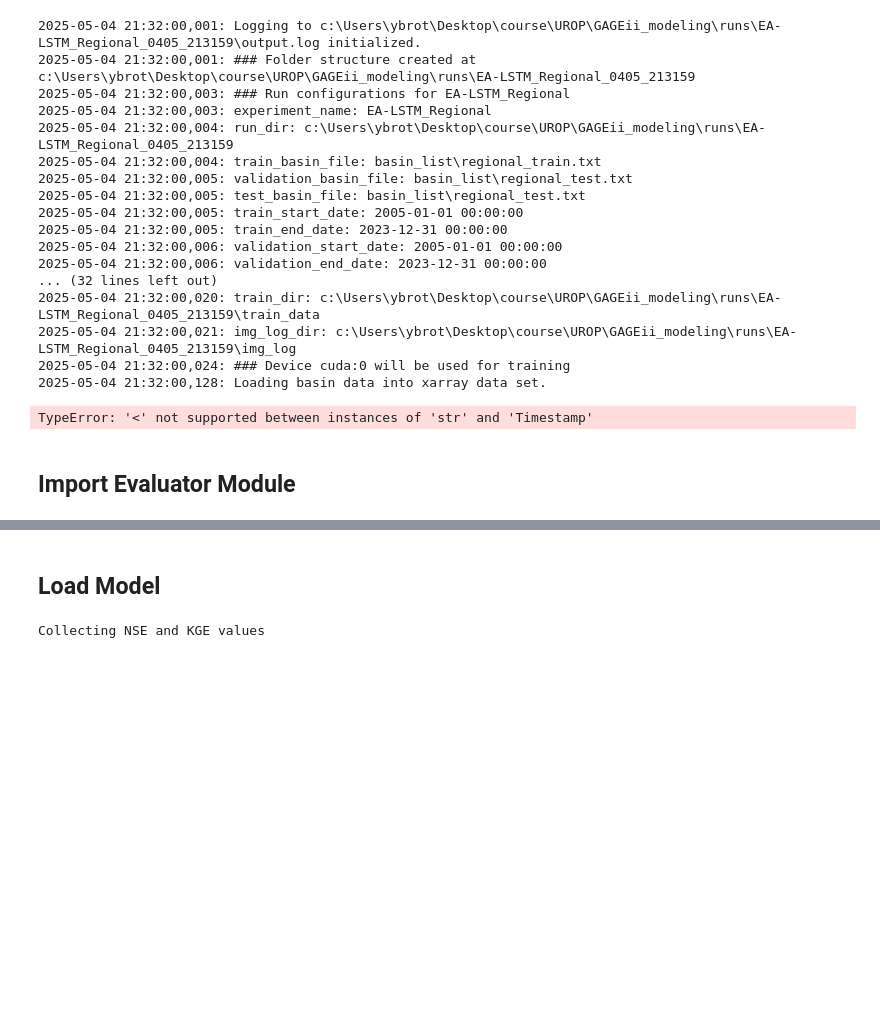
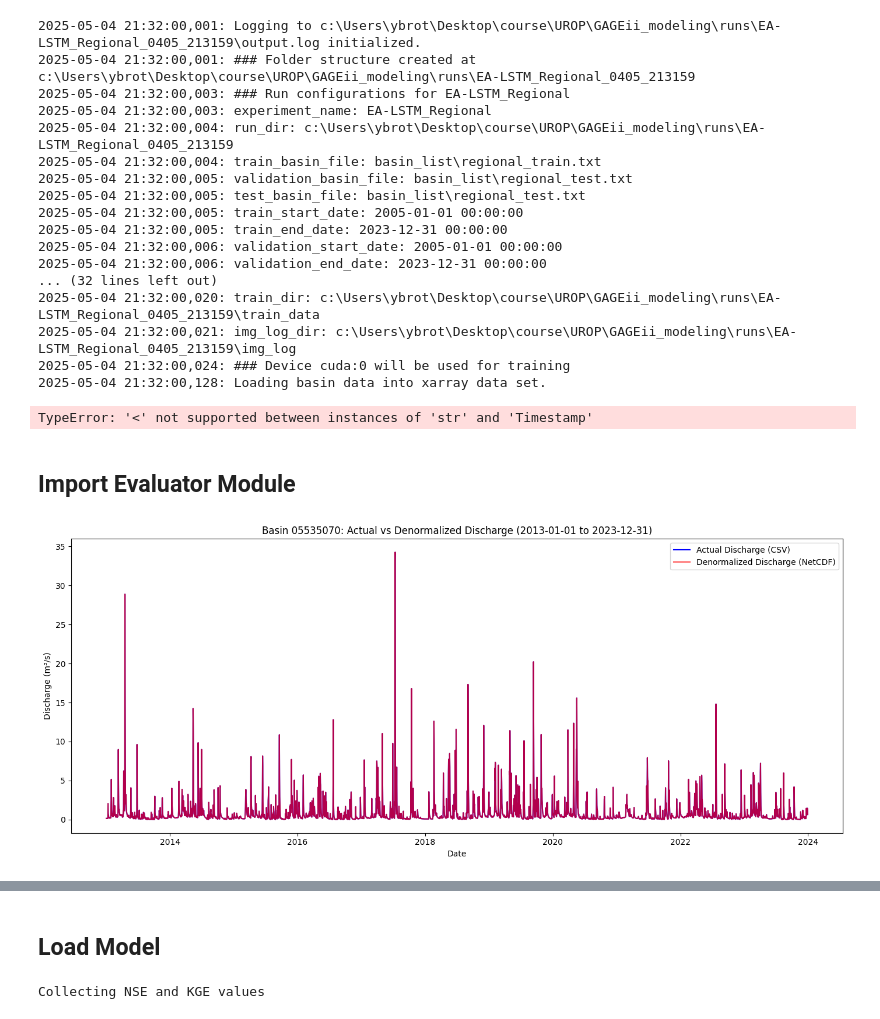
Before and after one commit to yunsupark1120/GAGEii_modeling, a Jupyter notebook: evaluation.ipynb, the cells around one changed output, grey strips where cells are left out. Drawn from its saved outputs; the diff is of its cells as text; code cells hidden in the pictures; blank space fills up the shorter version.

```diff
--- a/evaluation.ipynb
+++ b/evaluation.ipynb
@@ -51,0 +50,67 @@ from util.Evaluator import Evaluator
+# %%
+import os
+import pandas as pd
+import numpy as np
+import xarray as xr
+import matplotlib.pyplot as plt
+
+# --- CONFIGURATION ---
+BASIN_ID = '05535070'  # <-- Change this to your basin of interest
+CSV_DIR = 'metadata/csv_filtered'
+NC_DIR = 'data/time_series'
+ATTR_FILE = 'metadata/attributes.csv'
+EPSILON = 1e-6
+BASIN_AREA_SCALE_DIVISOR = 1000.0
+TEST_START_DATE = '2013-01-01'
+
+# Load attributes
+attributes_df = pd.read_csv(ATTR_FILE)
+attributes_df.set_index('gauge_id', inplace=True)
+basin_area = attributes_df.loc[BASIN_ID, 'area']
+scaled_basin_area = basin_area / BASIN_AREA_SCALE_DIVISOR
+
+# Use your known global mean/std
+global_mean = -11.6949
+global_std = 67.8412
+
+# Load NetCDF and CSV
+nc_path = os.path.join(NC_DIR, f"{BASIN_ID}.nc")
+csv_path = os.path.join(CSV_DIR, f"{BASIN_ID}.csv")
+ds = xr.open_dataset(nc_path)
+df_nc = ds.to_dataframe().reset_index()
+ds.close()
+df_csv = pd.read_csv(csv_path, parse_dates=['date'])
+
+# Only compare test period
+mask = (df_nc['date'] >= TEST_START_DATE)
+df_nc = df_nc[mask].copy()
+df_csv = df_csv[df_csv['date'] >= TEST_START_DATE].copy()
+
+# Align by date
+df_nc = df_nc.set_index('date')
+df_csv = df_csv.set_index('date')
+common_dates = df_nc.index.intersection(df_csv.index)
+df_nc = df_nc.loc[common_dates]
+df_csv = df_csv.loc[common_dates]
+
+# Reverse normalization for discharge
+sim = df_nc['discharge'].copy()
+sim = (sim * global_std) + global_mean
+sim = sim * scaled_basin_area
+sim = np.exp(sim) - EPSILON
+
+# Prepare for plotting
+actual = df_csv['discharge'].copy()
+dates = common_dates
+
+plt.figure(figsize=(14, 6))
+plt.plot(dates, actual, label='Actual Discharge (CSV)', color='blue')
+plt.plot(dates, sim, label='Denormalized Discharge (NetCDF)', color='red', alpha=0.7)
+plt.title(f'Basin {BASIN_ID}: Actual vs Denormalized Discharge (2013-01-01 to 2023-12-31)')
+plt.xlabel('Date')
+plt.ylabel('Discharge (m³/s)')
+plt.legend()
+plt.tight_layout()
+plt.show()
+# %% [output]
+[figure, added]
```
Also changed, not shown: parts of 14 cells of this notebook, 5 other files.
